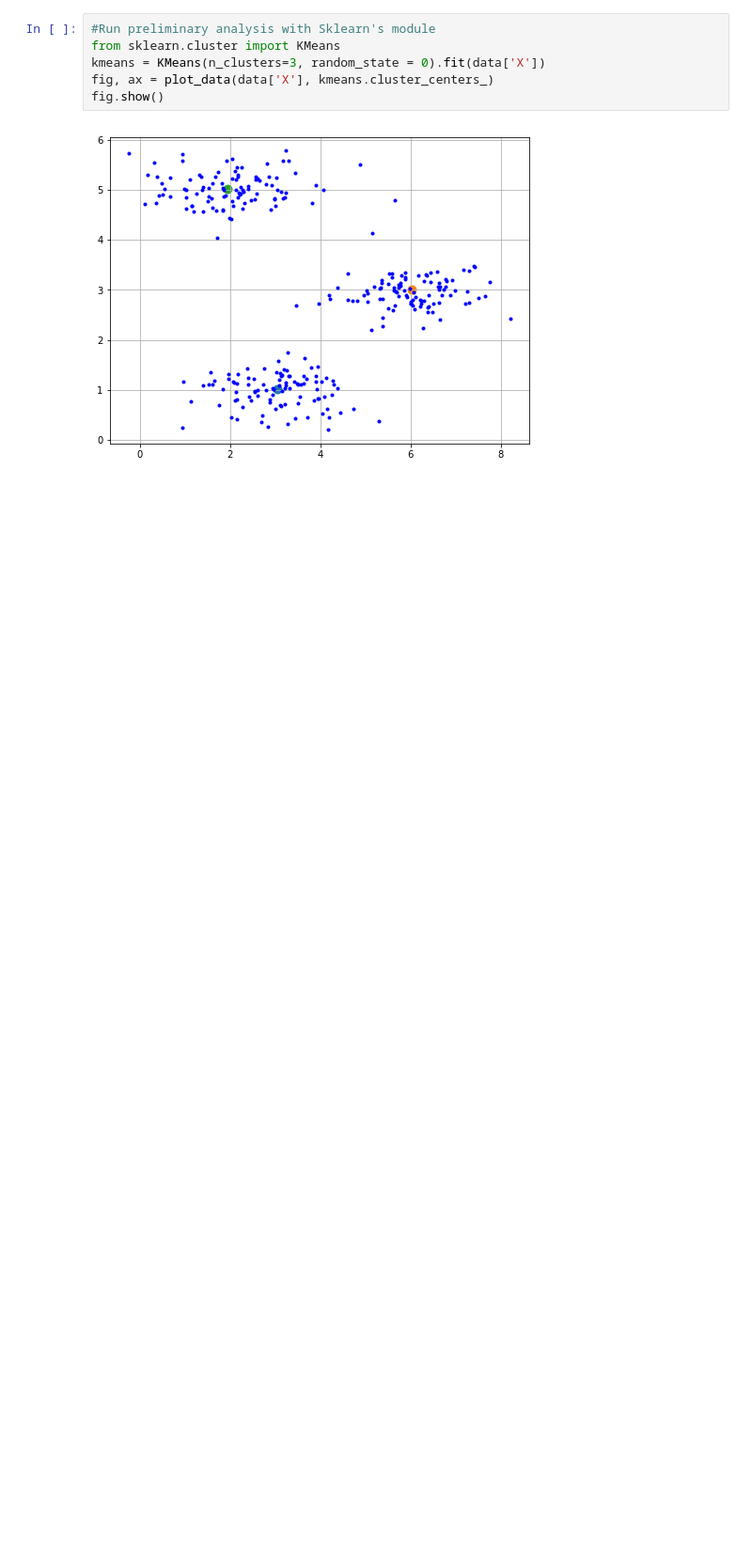
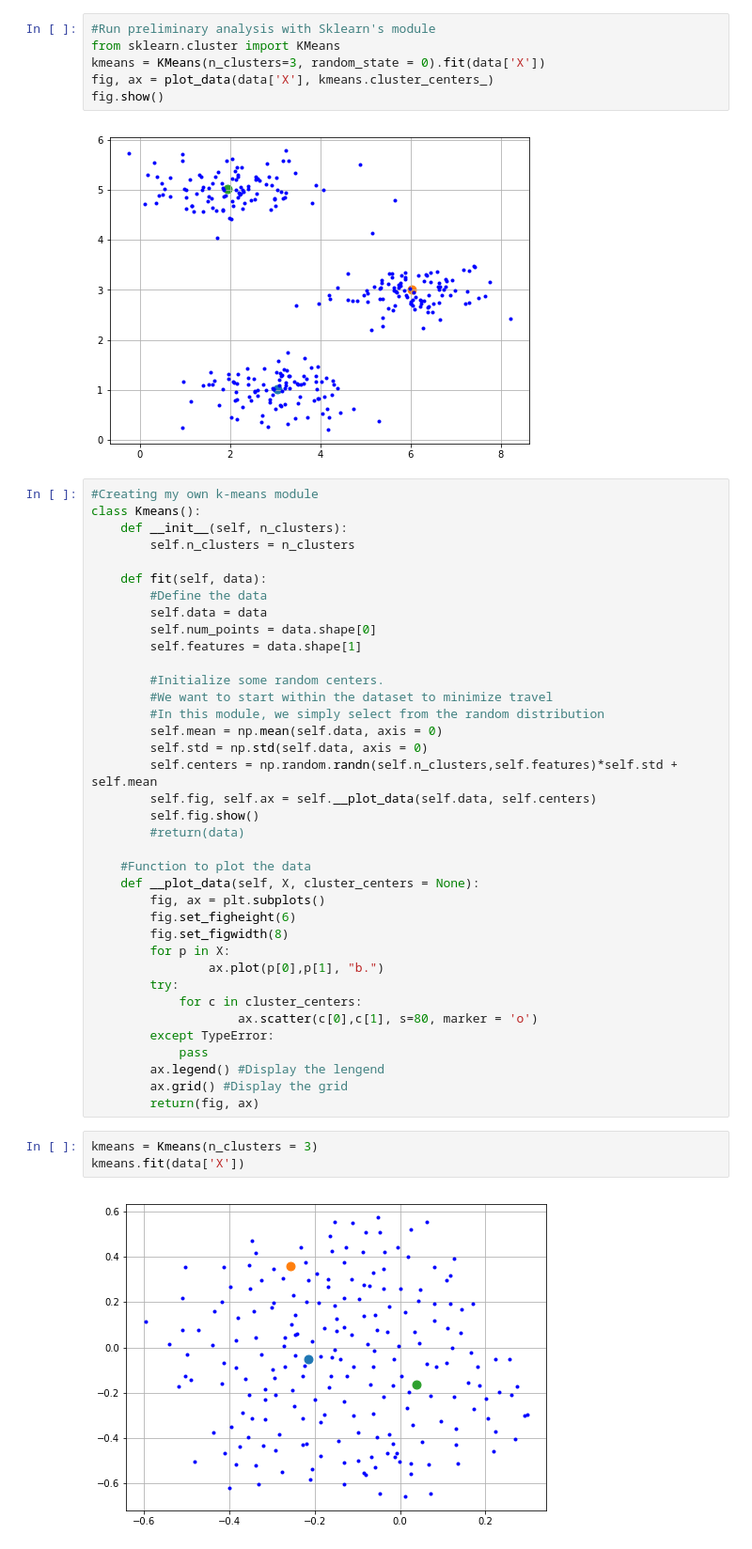
Before and after one commit to finnthedawg/ml_kmeans, a Jupyter notebook: k_means.ipynb, the cells around one changed output. Shown: that part at 94% size. Drawn from its saved outputs; the diff is of its cells as text; blank space fills up the shorter version.

Commit message:
Init own Kmeans module

```diff
--- a/k_means.ipynb
+++ b/k_means.ipynb
@@ -43,6 +43,48 @@ fig, ax = plot_data(data['X'], kmeans.cluster_centers_)
 fig.show()
 # %% [output]
 [figure]
+# %%
+#Creating my own k-means module
+class Kmeans():
+    def __init__(self, n_clusters):
+        self.n_clusters = n_clusters
+
+    def fit(self, data):
+        #Define the data
+        self.data = data
+        self.num_points = data.shape[0]
+        self.features = data.shape[1]
+
+        #Initialize some random centers.
+        #We want to start within the dataset to minimize travel
+        #In this module, we simply select from the random distribution
+        self.mean = np.mean(self.data, axis = 0)
+        self.std = np.std(self.data, axis = 0)
+        self.centers = np.random.randn(self.n_clusters,self.features)*self.std + self.mean
+        self.fig, self.ax = self.__plot_data(self.data, self.centers)
+        self.fig.show()
+        #return(data)
+
+    #Function to plot the data
+    def __plot_data(self, X, cluster_centers = None):
+        fig, ax = plt.subplots()
+        fig.set_figheight(6)
+        fig.set_figwidth(8)
+        for p in X:
+                ax.plot(p[0],p[1], "b.")
+        try:
+            for c in cluster_centers:
+                    ax.scatter(c[0],c[1], s=80, marker = 'o')
+        except TypeError:
+            pass
+        ax.legend() #Display the lengend
+        ax.grid() #Display the grid
+        return(fig, ax)
+# %%
+kmeans = Kmeans(n_clusters = 3)
+kmeans.fit(data['X'])
+# %% [output]
+[figure, added]
 # %%
 data = parse_file("ex6data3.mat")
 plot_data(data['X'])
```
Also changed, not shown: parts of 1 cell of this notebook, 1 other file.
